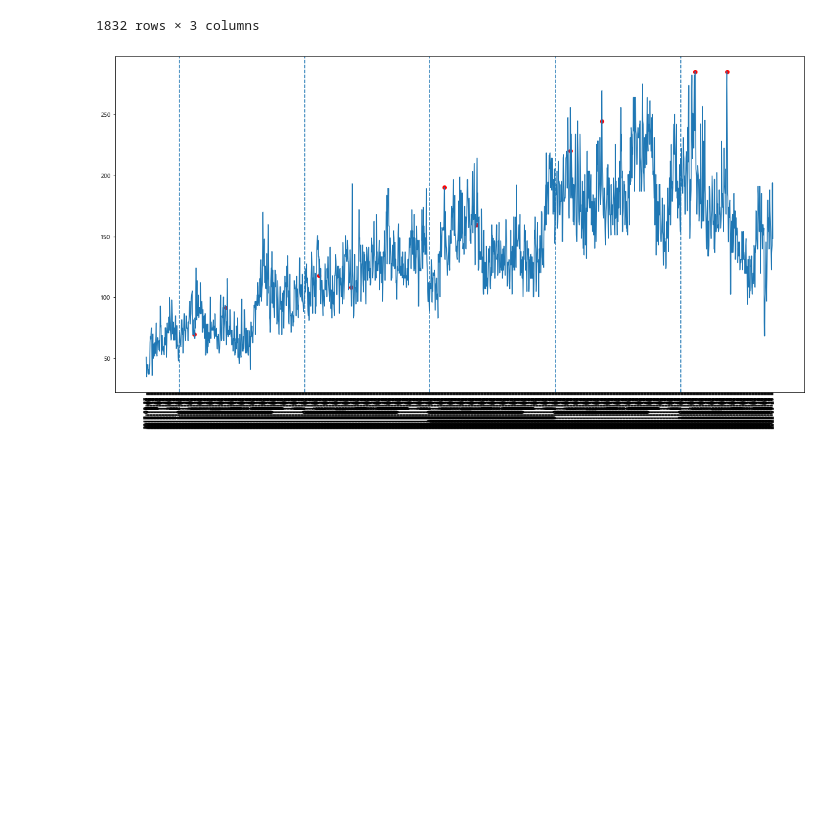
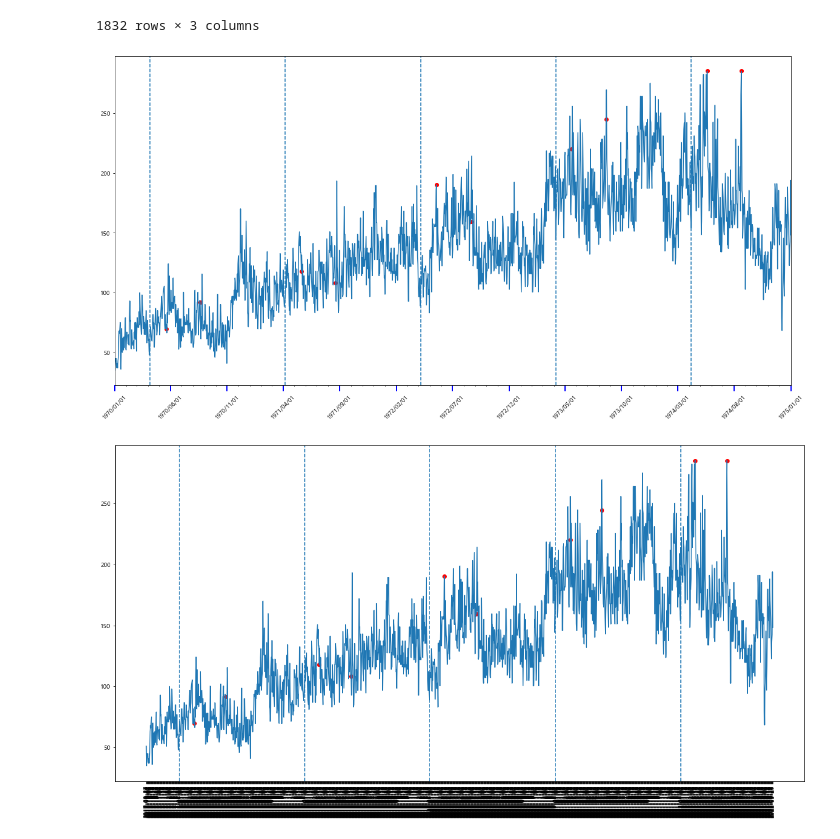
Before and after one commit to JJongSSu/Study, a Jupyter notebook: Teamproject/first/2일차/trend.ipynb, the cells around one changed output. Saved outputs shown, nothing was run; the diff lists cells and outputs as text; code cells hidden in the pictures; blank space fills up the shorter version.

```diff
--- a/Teamproject/first/2일차/trend.ipynb
+++ b/Teamproject/first/2일차/trend.ipynb
@@ -210 +197,36 @@ plt.show()
+# %%
+fig = plt.figure(figsize=(20,10))
+fig.set_facecolor('white')
+ax = fig.add_subplot()
+ax.plot(sum_click["날짜"], sum_click["향수"])
+
+ax.xaxis.set_major_locator(MonthLocator(interval=5)) ## 5개월마다 메인 눈금을 표시한다.
+ax.xaxis.set_major_formatter(DateFormatter('%Y/%m/%d')) ## 날짜 표시 형식
+ax.xaxis.set_minor_locator(MonthLocator(interval=1)) ## 1개월마다 서브 눈금을 표시한다.
+
+ax.tick_params(axis='x',which='major',length=10,width=2,color='b')
+
+plt.scatter(['2022-02-13'],[sum_click[sum_click['날짜'] == '2022-02-13']["향수"]], c='red')
+plt.scatter(['2022-05-16'],[sum_click[sum_click['날짜'] == '2022-05-16']["향수"]], c='red')
+plt.scatter(['2021-02-13'],[sum_click[sum_click['날짜'] == '2021-02-13']["향수"]], c='red')
+plt.scatter(['2021-05-16'],[sum_click[sum_click['날짜'] == '2021-05-16']["향수"]], c='red')
+plt.scatter(['2020-02-13'],[sum_click[sum_click['날짜'] == '2020-02-13']["향수"]], c='red')
+plt.scatter(['2020-05-16'],[sum_click[sum_click['날짜'] == '2020-05-16']["향수"]], c='red')
+plt.scatter(['2019-02-13'],[sum_click[sum_click['날짜'] == '2019-02-13']["향수"]], c='red')
+plt.scatter(['2019-05-16'],[sum_click[sum_click['날짜'] == '2019-05-16']["향수"]], c='red')
+plt.scatter(['2018-02-13'],[sum_click[sum_click['날짜'] == '2018-02-13']["향수"]], c='red')
+plt.scatter(['2018-05-16'],[sum_click[sum_click['날짜'] == '2018-05-16']["향수"]], c='red')
+
+plt.axvline('2018-01-01',linestyle='--')
+plt.axvline('2019-01-01',linestyle='--')
+plt.axvline('2020-01-01',linestyle='--')
+plt.axvline('2021-01-01',linestyle='--')
+plt.axvline('2022-01-01',linestyle='--')
+
+plt.xticks(rotation=45)
+plt.xlim('2017-09-27','2022-09-27')
+
+plt.show()
+# %% [output]
+[figure, added]
 # %%
```
Also changed, not shown: parts of 3 cells of this notebook.
